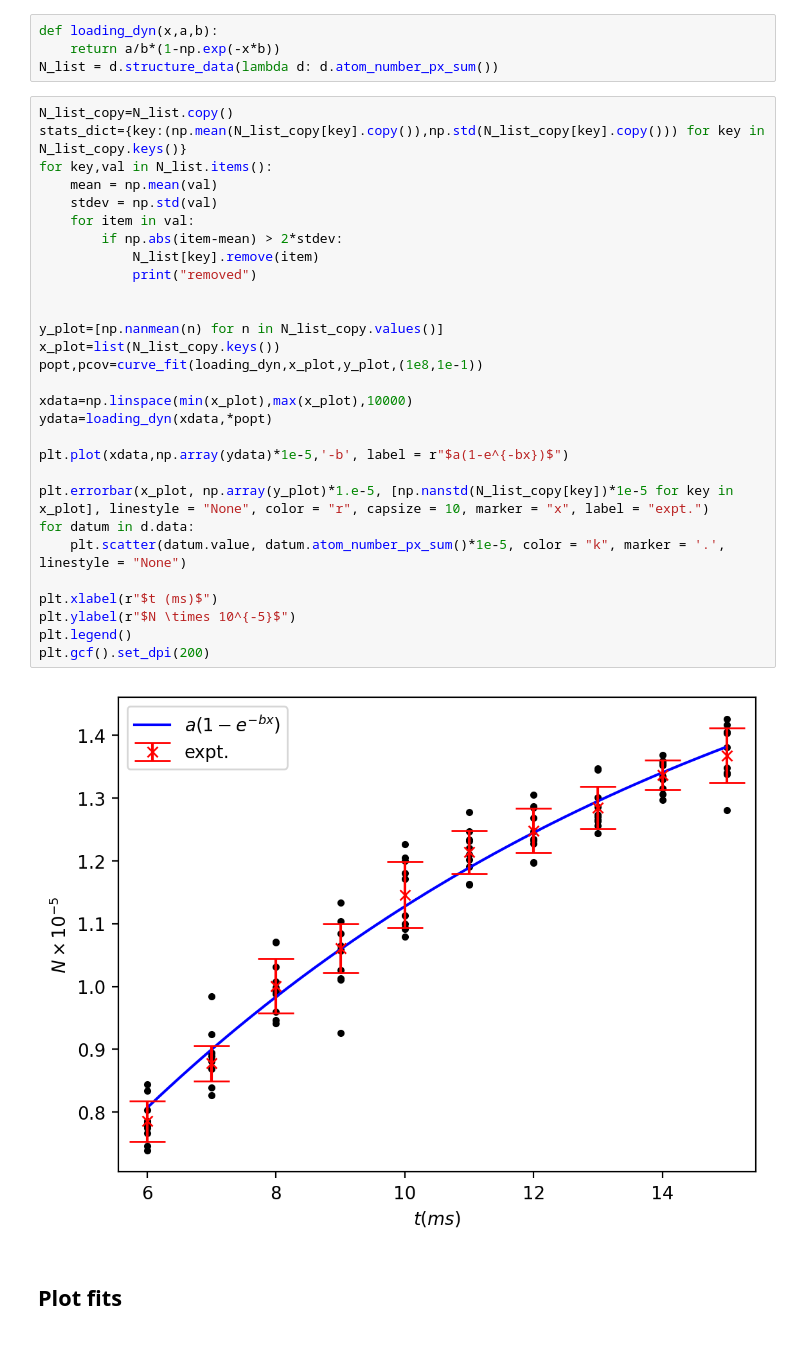
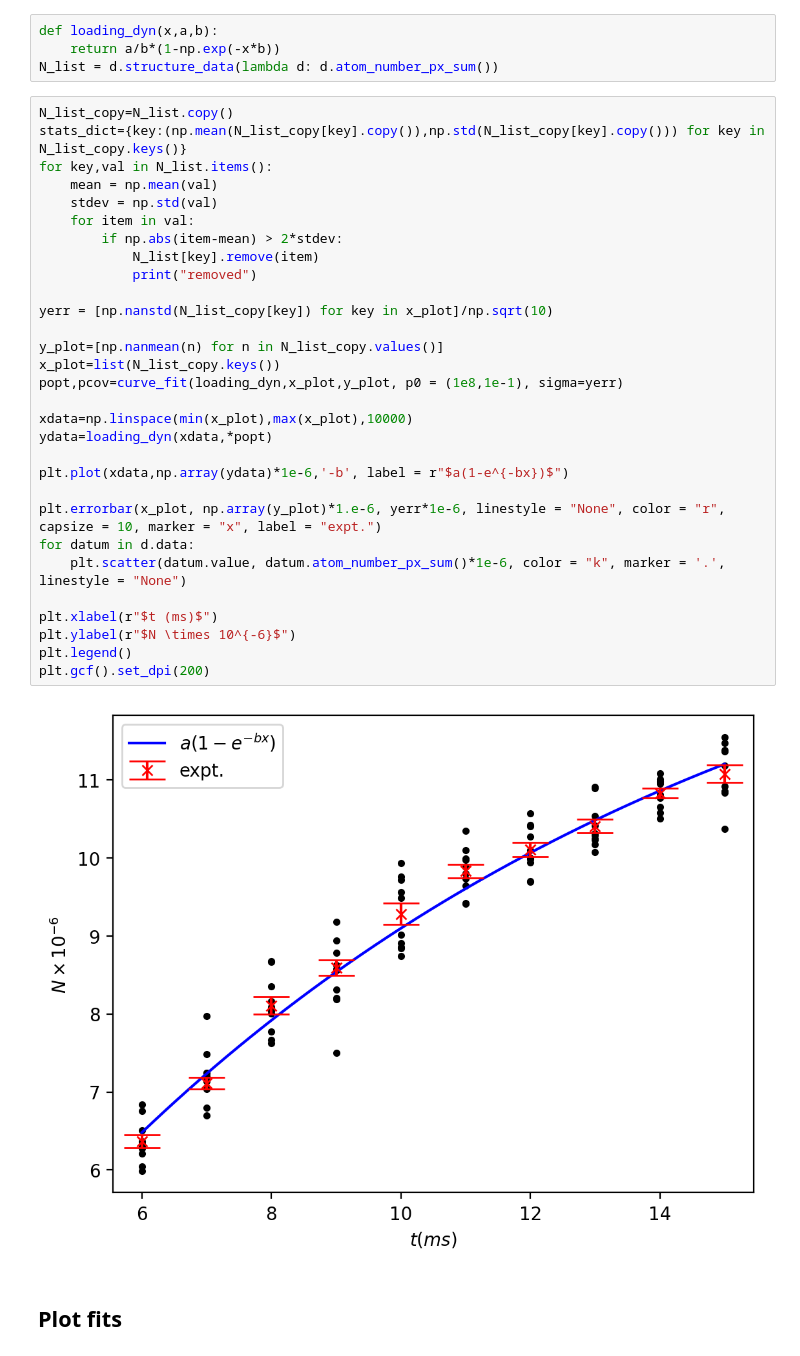
Before and after one commit to benmcdonough20/MOTsArentForKids, a Jupyter notebook: MOT_loading_time/MOT_loading_time.ipynb, the cells around one changed output. Drawn from its saved outputs; the diff is of its cells as text.

Commit message:
updated figures and scaling

```diff
--- a/MOT_loading_time/MOT_loading_time.ipynb
+++ b/MOT_loading_time/MOT_loading_time.ipynb
@@ -36,34 +36,35 @@ N_list = d.structure_data(lambda d: d.atom_number_px_sum())
 # %%
 N_list_copy=N_list.copy()
 stats_dict={key:(np.mean(N_list_copy[key].copy()),np.std(N_list_copy[key].copy())) for key in N_list_copy.keys()}
 for key,val in N_list.items():
     mean = np.mean(val)
     stdev = np.std(val)
     for item in val:
         if np.abs(item-mean) > 2*stdev:
             N_list[key].remove(item)
             print("removed")
 
+yerr = [np.nanstd(N_list_copy[key]) for key in x_plot]/np.sqrt(10)
 
 y_plot=[np.nanmean(n) for n in N_list_copy.values()]
 x_plot=list(N_list_copy.keys())
-popt,pcov=curve_fit(loading_dyn,x_plot,y_plot,(1e8,1e-1))
+popt,pcov=curve_fit(loading_dyn,x_plot,y_plot, p0 = (1e8,1e-1), sigma=yerr)
 
 xdata=np.linspace(min(x_plot),max(x_plot),10000)
 ydata=loading_dyn(xdata,*popt)
 
-plt.plot(xdata,np.array(ydata)*1e-5,'-b', label = r"$a(1-e^{-bx})$")
+plt.plot(xdata,np.array(ydata)*1e-6,'-b', label = r"$a(1-e^{-bx})$")
 
-plt.errorbar(x_plot, np.array(y_plot)*1.e-5, [np.nanstd(N_list_copy[key])*1e-5 for key in x_plot], linestyle = "None", color = "r", capsize = 10, marker = "x", label = "expt.")
+plt.errorbar(x_plot, np.array(y_plot)*1.e-6, yerr*1e-6, linestyle = "None", color = "r", capsize = 10, marker = "x", label = "expt.")
 for datum in d.data:
-    plt.scatter(datum.value, datum.atom_number_px_sum()*1e-5, color = "k", marker = '.', linestyle = "None")
+    plt.scatter(datum.value, datum.atom_number_px_sum()*1e-6, color = "k", marker = '.', linestyle = "None")
 
 plt.xlabel(r"$t (ms)$")
-plt.ylabel(r"$N \times 10^{-5}$")
+plt.ylabel(r"$N \times 10^{-6}$")
 plt.legend()
 plt.gcf().set_dpi(200)
 # %% [output]
-[figure, old version]
+[figure, new version]
 # %% [markdown]
 ## Plot fits
 # %%
```
Also changed, not shown: 10 other files.
